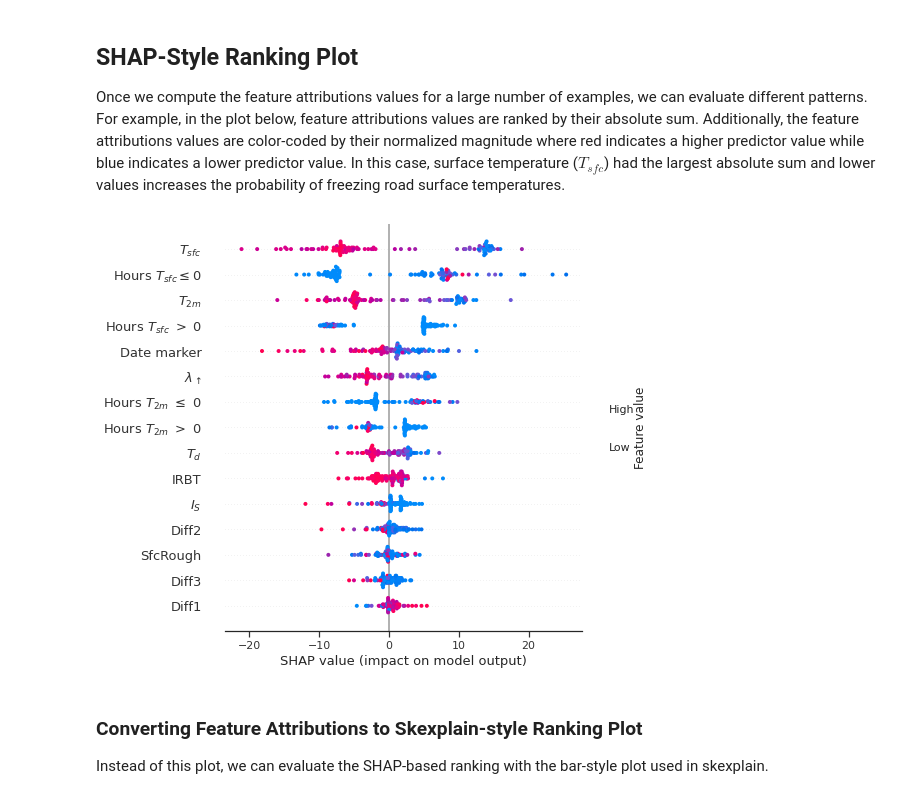
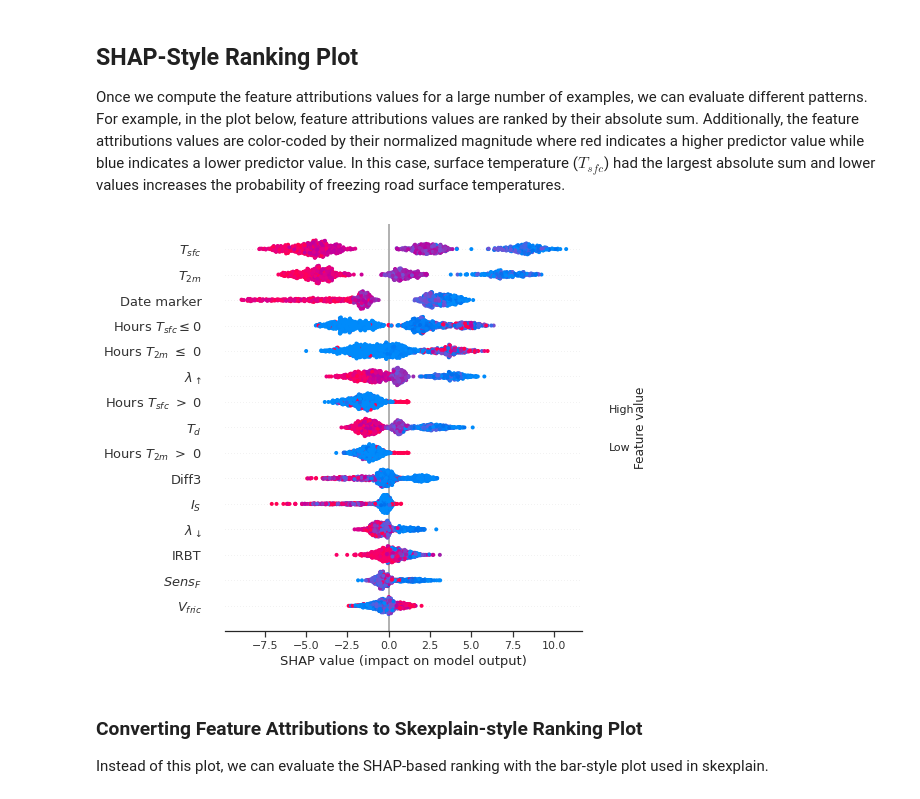
Before and after one commit to monte-flora/scikit-explain, a Jupyter notebook: tutorial_notebooks/additional_feature_attribution_plots.ipynb, the cells around one changed output. Saved outputs shown, nothing was run; the diff lists cells and outputs as text; code cells hidden in the pictures.

```diff
--- a/tutorial_notebooks/additional_feature_attribution_plots.ipynb
+++ b/tutorial_notebooks/additional_feature_attribution_plots.ipynb
@@ -58,13 +59,13 @@ Once we compute the feature attributions values for a large number of examples,
 # %%
 explainer.scatter_plot(
                     plot_type = 'summary',
                     dataset=results,
-                    method = 'tree_interpreter',
+                    method = 'lime',
                     estimator_name = 'Random Forest',
                     display_feature_names=plotting_config.display_feature_names,
         )
 # %% [output]
-[figure, old version]
+[figure, new version]
 # %% [markdown]
 ### Converting Feature Attributions to Skexplain-style Ranking Plot
 Instead of this plot, we can evaluate the SHAP-based ranking with the bar-style plot used in skexplain.
```
Also changed, not shown: parts of 1 cell of this notebook, 3 other files.
